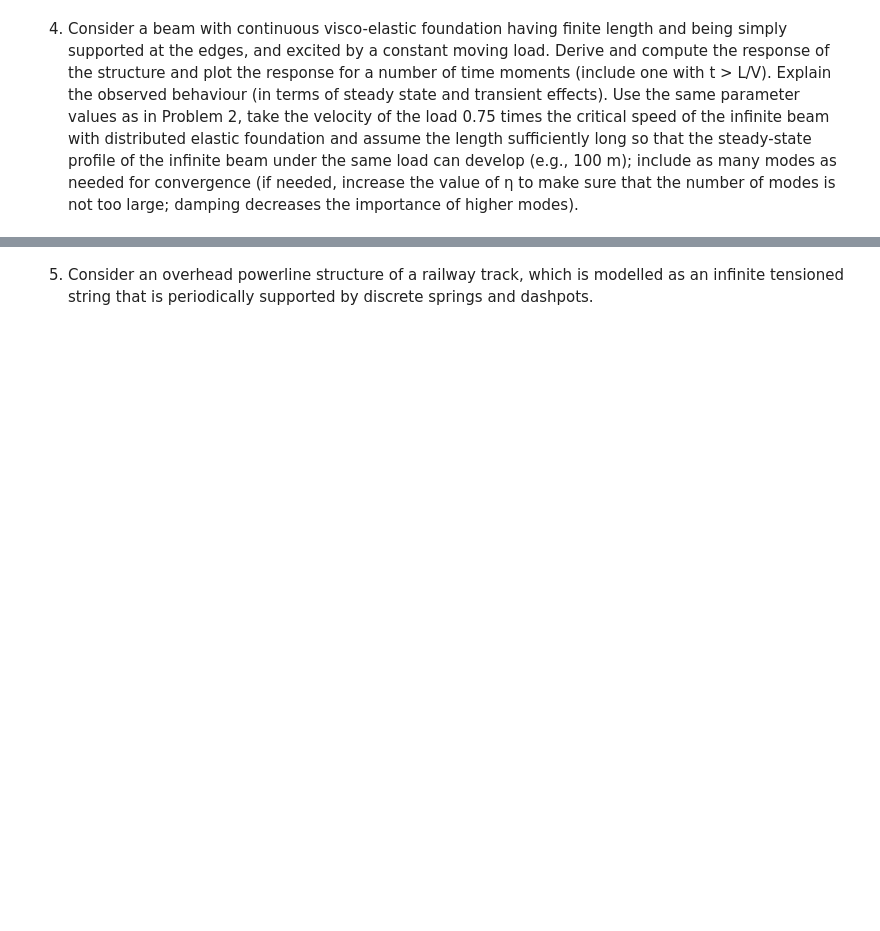
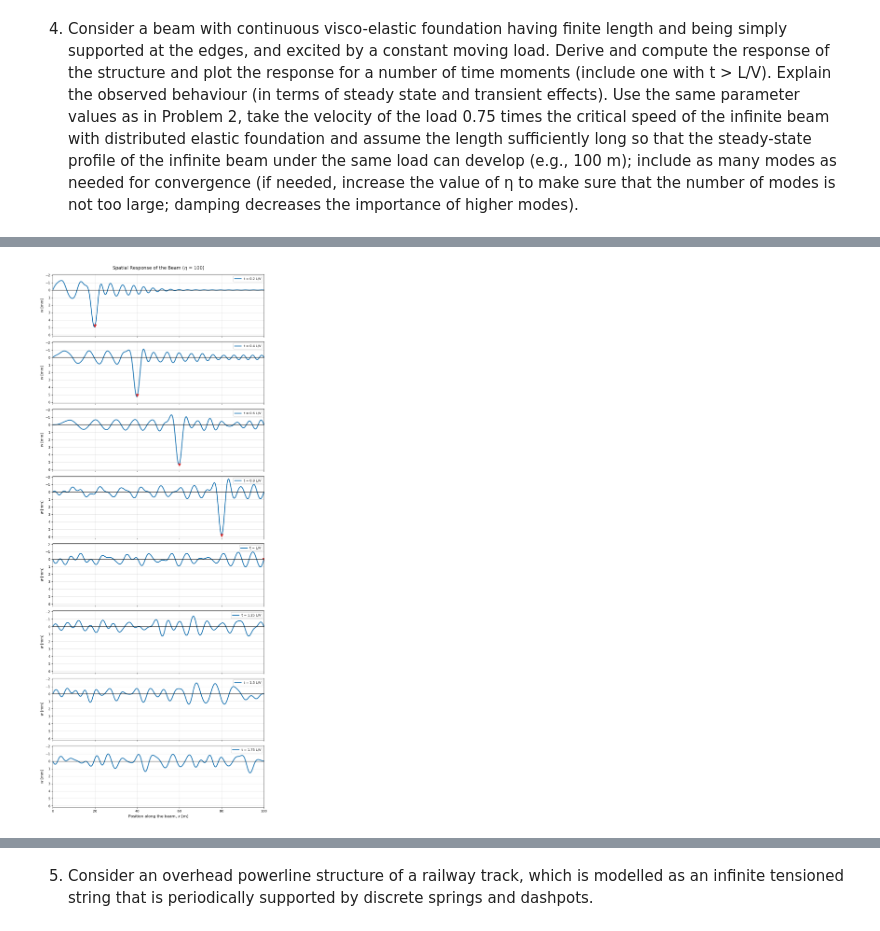
Before and after one commit to josems06-crypto/CIEM5220_MovingLoads, a Jupyter notebook: movingloads.ipynb, the cells around one changed output, grey strips where cells are left out. Drawn from its saved outputs; the diff is of its cells as text; code cells hidden in the pictures; blank space fills up the shorter version.

```diff
--- a/movingloads.ipynb
+++ b/movingloads.ipynb
@@ -293,0 +260,84 @@ plt.show()
+# %%
+n_modes = 50
+t_0 = L / V
+
+# Combine all time snapshots into a single list
+t_snapshots = [0.2*t_0, 0.4*t_0, 0.6*t_0, 0.8*t_0, t_0, 1.25*t_0, 1.5*t_0, 1.75*t_0]
+labels = ['t = 0.2 L/V', 't = 0.4 L/V', 't = 0.6 L/V', 't = 0.8 L/V', 't = L/V',
+          't = 1.25 L/V', 't = 1.5 L/V', 't = 1.75 L/V']
+
+x = np.linspace(0, L, 300)
+
+def compute_qn(n, t, eta_val):
+    if t == 0:
+        return 0 # beam is at rest
+
+    Omega_m = n * np.pi * V / L
+    omega_m = np.sqrt((EI * (n * np.pi / L)**4 + chi) / rho_A)
+    zeta_m = eta_val / (2 * rho_A * omega_m)
+    omega_dm = omega_m * np.sqrt(1 - zeta_m**2)
+
+    coeff = (2 * Q_0) / (rho_A * L * omega_dm)
+
+    tau_upper = t if t < t_0 else t_0
+    tau = np.linspace(0, tau_upper, 100000)
+
+    integrand = np.sin(Omega_m * tau) * np.exp(-zeta_m * omega_m * (t - tau)) * np.sin(omega_dm * (t - tau))
+
+    integral = np.trapezoid(integrand, tau)
+    return coeff * integral
+
+def plot_beam_response(eta_val):
+    num_plots = len(t_snapshots)
+
+    # 1. Added sharey=True to lock the y-axes together
+    fig, axes = plt.subplots(num_plots, 1, figsize=(10, 3.0 * num_plots), sharex=True, sharey=True)
+
+    # 2. Invert the shared y-axis exactly ONCE outside the loop.
+    axes[0].invert_yaxis()
+
+    for idx, t in enumerate(t_snapshots):
+        w_x = np.zeros_like(x)
+
+        # Superpose the modes for this specific time
+        for i in range(n_modes):
+            n = i + 1
+            q_n_t = compute_qn(n, t, eta_val)
+            mode_shape = np.sin(n * np.pi * x / L)
+            w_x += q_n_t * mode_shape
+
+        ax = axes[idx]
+        ax.plot(x, w_x * 1000, linewidth=2.5, label=labels[idx], color='tab:blue')
+
+        # Mark the load position if it is currently on the beam (t <= L/V)
+        if 0 < t <= t_0:
+            load_pos = V * t
+            load_idx = np.argmin(np.abs(x - load_pos))
+            ax.plot(load_pos, w_x[load_idx] * 1000, 'v', markersize=8, color='tab:red')
+
+        # Formatting EACH subplot individually
+        ax.axhline(0, color='black', linewidth=1)
+        # ax.invert_yaxis() -- REMOVED FROM HERE
+        ax.set_ylabel('$w$ [mm]', fontsize=11)
+        ax.legend(loc='upper right')
+        ax.grid(True, alpha=0.4)
+        ax.set_xlim(0, L)
+
+    # Global Formatting for the entire figure
+    axes[0].set_title(f'Spatial Response of the Beam ($\\eta$ = {eta_val})', fontsize=14, pad=15)
+    axes[-1].set_xlabel('Position along the beam, $x$ [m]', fontsize=12)
+
+    plt.tight_layout()
+    plt.show()
+
+# ---------------------------------------------------------
+# Execution
+# ---------------------------------------------------------
+# Generate Plot 1
+print("Computing responses for eta = 100...")
+plot_beam_response(eta_val=100)
+
+# Generate Plot 2
+print("Computing responses for eta = 10000...")
+plot_beam_response(eta_val=10000)
+# %% [output]
@@ -293,0 +345 @@ plt.show()
+[figure, added]
```
Also changed, not shown: parts of 14 cells of this notebook, 1 other file.
